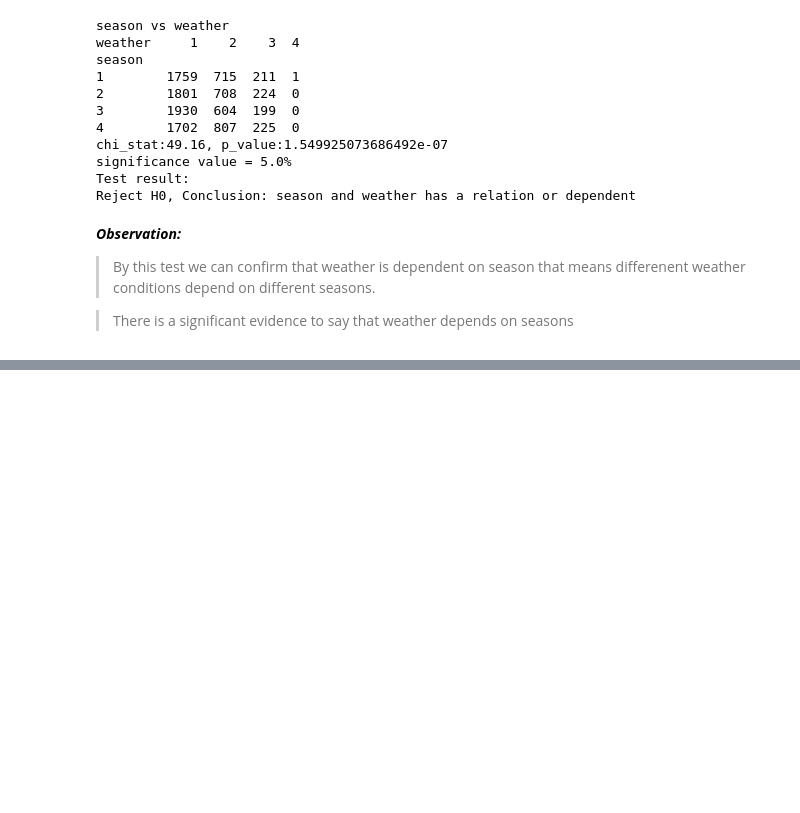
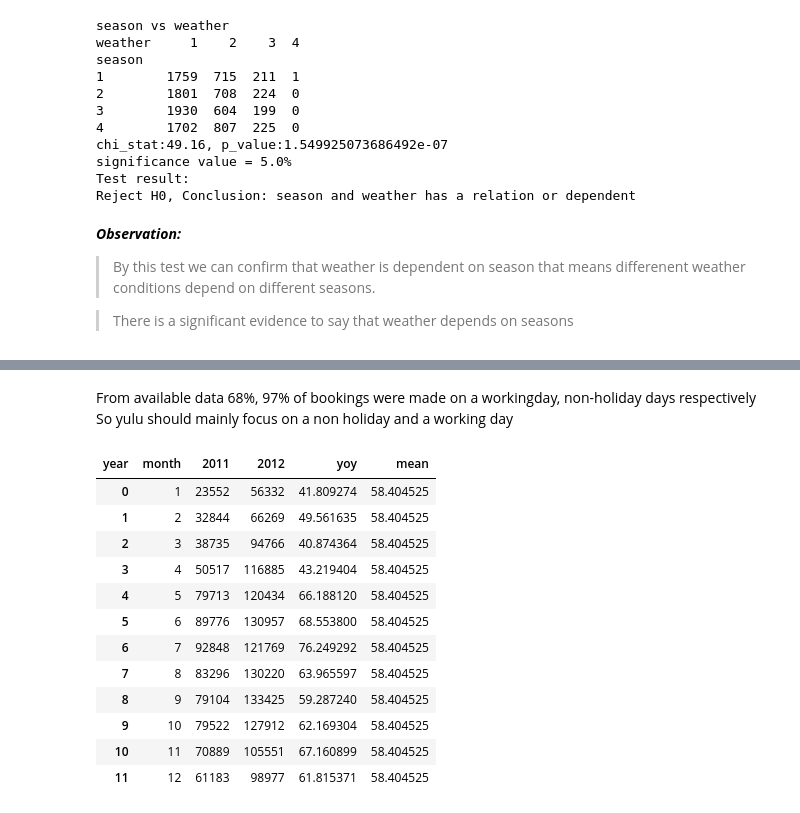
Before and after one commit to AdithyaMaddala/A-Case-Study-of-Yulu, a Jupyter notebook: Yulu_casestudy.ipynb, the cells around one changed output, grey strips where cells are left out. Cells and saved outputs as stored; diff of their text form; code cells hidden in the pictures; blank space fills up the shorter version.

```diff
--- a/Yulu_casestudy.ipynb
+++ b/Yulu_casestudy.ipynb
@@ -634,0 +644,27 @@ Reject H0, Conclusion: season and weather has a relation or dependent
+# %% [markdown]
+From available data 68%, 97% of bookings were made on a workingday, non-holiday days respectively
+So yulu should mainly focus on a non holiday and a working day
+# %%
+temp = df_copy.groupby(['year','month'])['count'].sum().reset_index()
+# %%
+extra = pd.pivot(temp,index=(['month']),columns='year',values='count').reset_index()
+# %%
+extra['yoy'] = extra[2011]*100/extra[2012]
+# %%
+extra['mean'] = np.mean(extra['yoy'])
+# %%
+extra
+# %% [output]
+| year | month | 2011 | 2012 | yoy | mean |
+| 0 | 1 | 23552 | 56332 | 41.809274 | 58.404525 |
+| 1 | 2 | 32844 | 66269 | 49.561635 | 58.404525 |
+| 2 | 3 | 38735 | 94766 | 40.874364 | 58.404525 |
+| 3 | 4 | 50517 | 116885 | 43.219404 | 58.404525 |
+| 4 | 5 | 79713 | 120434 | 66.188120 | 58.404525 |
+| 5 | 6 | 89776 | 130957 | 68.553800 | 58.404525 |
+| 6 | 7 | 92848 | 121769 | 76.249292 | 58.404525 |
+| 7 | 8 | 83296 | 130220 | 63.965597 | 58.404525 |
+| 8 | 9 | 79104 | 133425 | 59.287240 | 58.404525 |
+| 9 | 10 | 79522 | 127912 | 62.169304 | 58.404525 |
+| 10 | 11 | 70889 | 105551 | 67.160899 | 58.404525 |
+| 11 | 12 | 61183 | 98977 | 61.815371 | 58.404525 |
```
Also changed, not shown: parts of 11 cells of this notebook.
